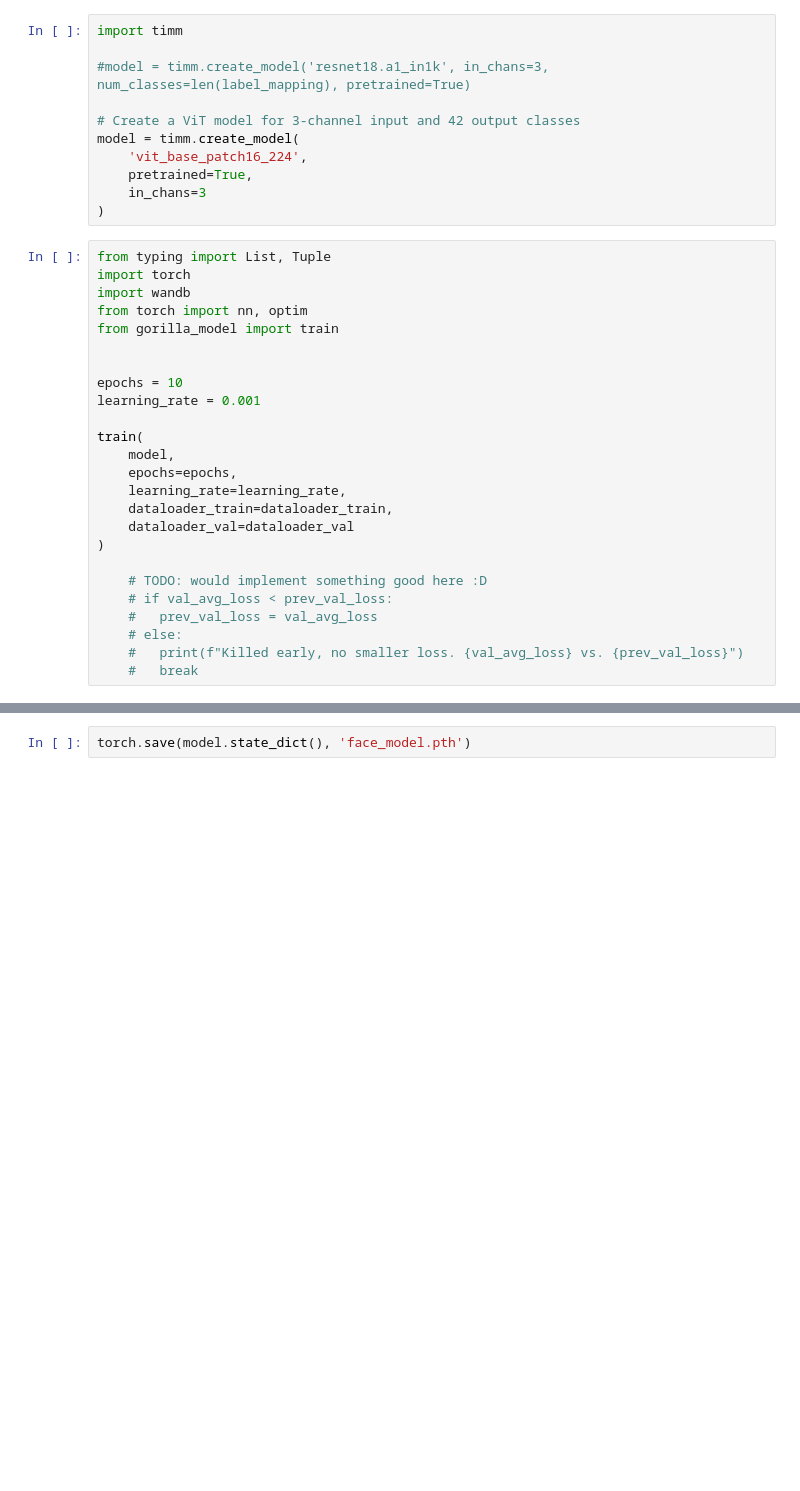
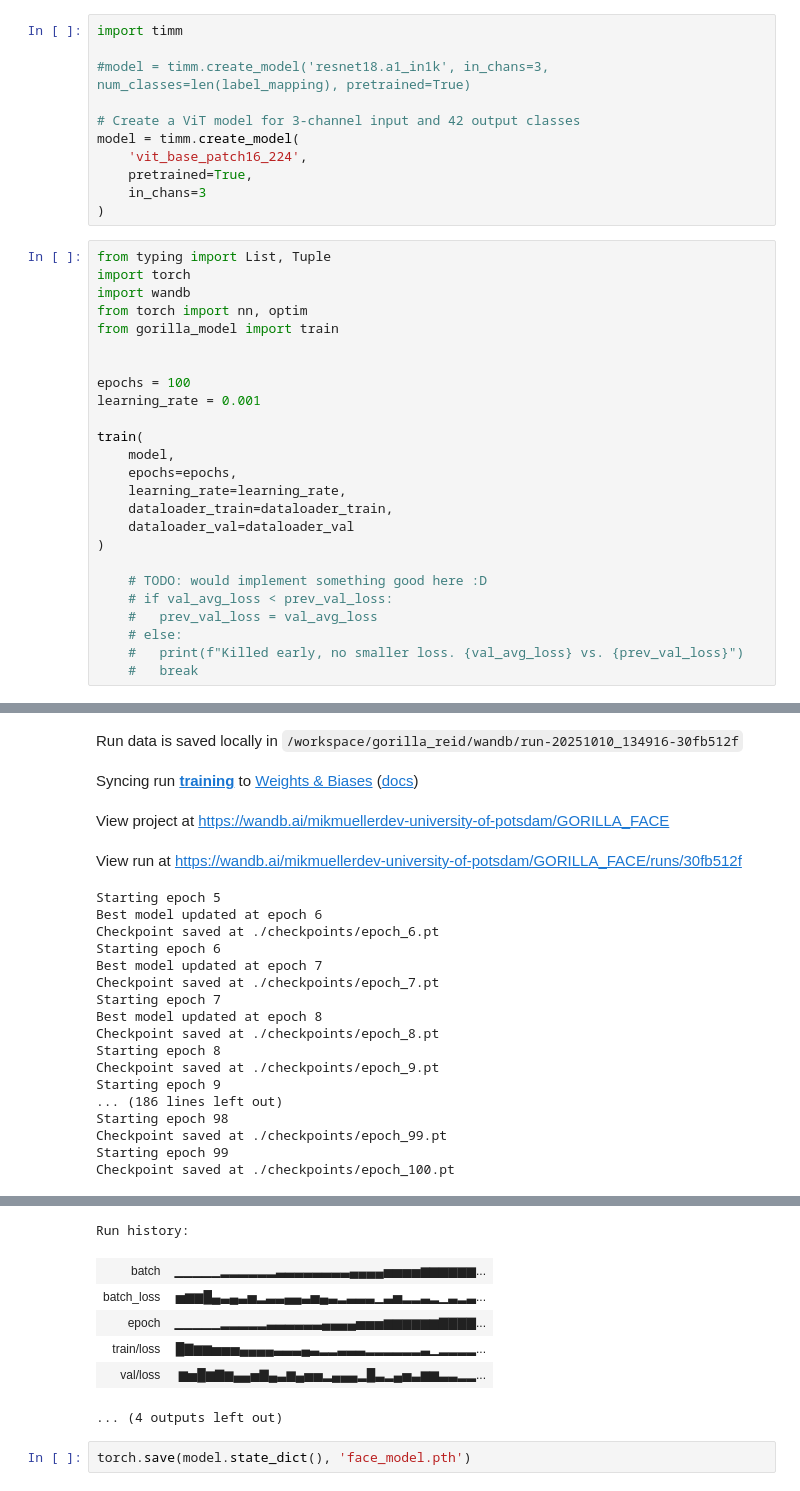
Before and after one commit to MikMuellerDev/gorillas, a Jupyter notebook: gorilla_reid/gorilla_reid.ipynb, the cells around one changed output, grey strips where cells are left out. Cells and saved outputs as stored; diff of their text form; blank space fills up the shorter version.

```diff
--- a/gorilla_reid/gorilla_reid.ipynb
+++ b/gorilla_reid/gorilla_reid.ipynb
@@ -41,7 +52,7 @@ from torch import nn, optim
 from gorilla_model import train
 
 
-epochs = 10
+epochs = 100
 learning_rate = 0.001
 
 train(
@@ -58,3 +69,4 @@ train(
     # else:
     #   print(f"Killed early, no smaller loss. {val_avg_loss} vs. {prev_val_loss}")
     #   break
+# %% [output]
@@ -60,0 +78,21 @@ train(
+Run data is saved locally in /workspace/gorilla_reid/wandb/run-20251010_134916-30fb512f
+Syncing run training to Weights & Biases (docs)
+View project at https://wandb.ai/mikmuellerdev-university-of-potsdam/GORILLA_FACE
+View run at https://wandb.ai/mikmuellerdev-university-of-potsdam/GORILLA_FACE/runs/30fb512f
+Starting epoch 5
+Best model updated at epoch 6
+Checkpoint saved at ./checkpoints/epoch_6.pt
+Starting epoch 6
+Best model updated at epoch 7
+Checkpoint saved at ./checkpoints/epoch_7.pt
+Starting epoch 7
+Best model updated at epoch 8
+Checkpoint saved at ./checkpoints/epoch_8.pt
+Starting epoch 8
+Checkpoint saved at ./checkpoints/epoch_9.pt
+Starting epoch 9
+... (186 lines left out)
+Starting epoch 98
+Checkpoint saved at ./checkpoints/epoch_99.pt
+Starting epoch 99
+Checkpoint saved at ./checkpoints/epoch_100.pt
@@ -61,3 +100,10 @@ train(
+Run history:
+| batch | ▁▁▁▁▁▂▂▂▂▂▂▃▃▃▃▃▃▃▃▄▄▄▄▅▅▅▅▆▆▆▆▆▆... |
+| batch_loss | ▅▆▆█▄▃▄▃▅▂▃▃▄▄▃▅▄▃▂▃▃▃▁▃▅▂▂▃▂▁▃▂▃... |
+| epoch | ▁▁▁▁▁▂▂▂▂▂▃▃▃▃▃▃▄▄▄▄▅▅▅▆▆▆▆▆▆▇▇▇▇... |
+| train/loss | █▇▆▆▅▅▅▄▄▄▄▃▃▃▄▃▂▂▃▃▃▂▂▂▂▂▂▃▁▂▂▂▂... |
+| val/loss | ▆▅█▆▇▆▄▄▅▇▄▃▆▄▅▅▂▄▄▄▂█▃▂▄▅▃▆▆▃▃▂▂... |
+... (4 outputs left out)
 # %%
 torch.save(model.state_dict(), 'face_model.pth')
 # %%
```
Also changed, not shown: parts of 4 cells of this notebook, 2 other files.
